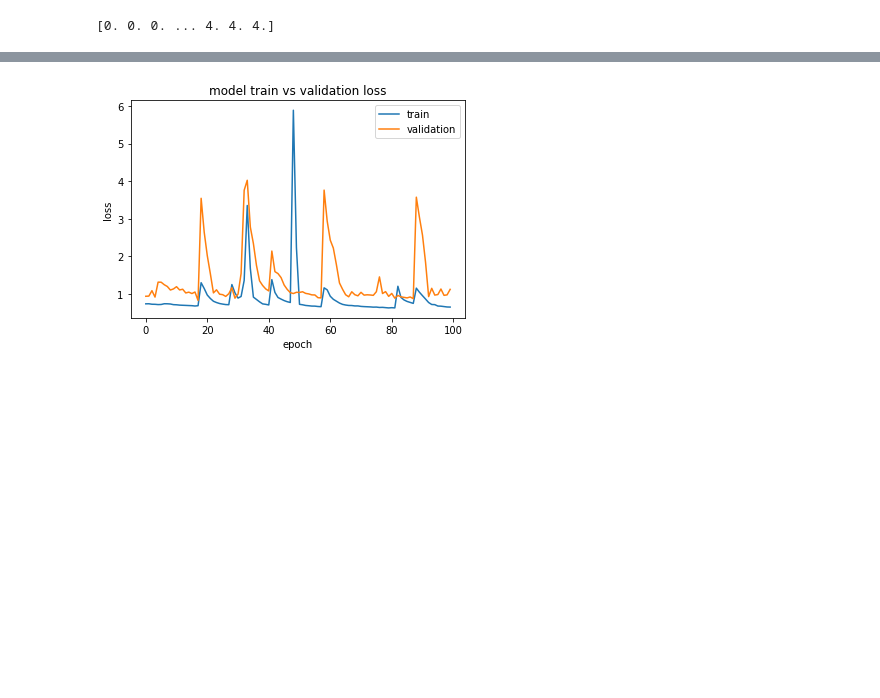
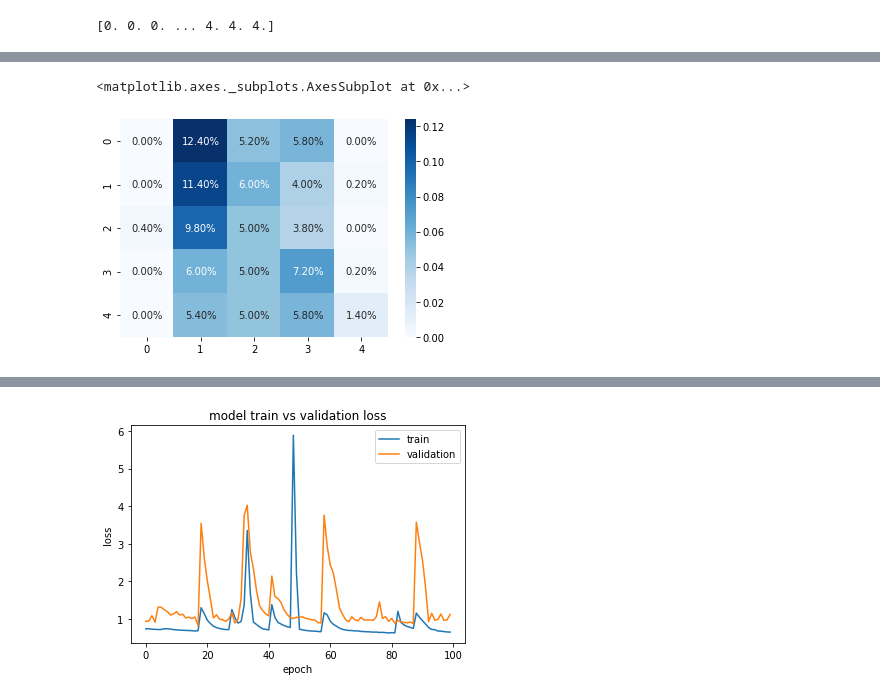
Before and after one commit to Syed-Osama-Hussain/Imagined-Speech-Prediction-from-EEG, a Jupyter notebook: Combined_matrices_model.ipynb, the cells around one changed output, grey strips where cells are left out. Saved outputs shown, nothing was run; the diff lists cells and outputs as text; code cells hidden in the pictures; blank space fills up the shorter version.

Commit message:
Add stacked model

```diff
--- a/Combined_matrices_model.ipynb
+++ b/Combined_matrices_model.ipynb
@@ -94,3 +88,18 @@ print(labels.shape,labels)
  [0. 0. 0. 0. 1.]
  [0. 0. 0. 0. 1.]
  [0. 0. 0. 0. 1.]]
+# %%
+visible = Input(shape=(60,60))
+cov1 = Conv1D(filters=60, kernel_size=2, activation="relu")(visible)
+dropout1 = Dropout(0.25)(cov1)
+cov2 = Conv1D(filters=60, kernel_size=4, activation="relu")(dropout1)
+dropout2 = Dropout(0.5)(cov2)
+newShape = Reshape((56,60), name='newReshape')(dropout2)
+f1 = Flatten()(newShape)
+d1 = Dense(120, activation='relu')(f1)
+d2 = Dense(120, activation='relu')(d1)
+output = Dense(5, activation='softmax')(d2)
+model = Model(inputs=visible, outputs=output)
+model.summary()
+optimizer = Adam(learning_rate=0.00001)
+model.compile(optimizer=optimizer, loss='categorical_crossentropy', metrics=['accuracy'])
@@ -96,0 +124,7 @@ print(labels.shape,labels)
+# %%
+data, labels = shuffle(data, labels)
+divide_percent = int(len(data)*0.2)
+y_test = labels[0:divide_percent]
+x_test = data[0:divide_percent]
+train_data = data[divide_percent:len(data)]
+train_labels = labels[divide_percent:len(labels)]
@@ -96,0 +135,3 @@ print(labels.shape,labels)
+# %%
+train_data, train_labels = shuffle(train_data, train_labels)
+model.fit(train_data,train_labels,validation_data=(x_test,y_test),batch_size=64,epochs=100,verbose=1)
@@ -96,0 +157,3 @@ print(labels.shape,labels)
+# %%
+predictions = model.predict(x_test)
+np.round(predictions)
@@ -96,0 +168,8 @@ print(labels.shape,labels)
+# %%
+rounded_labels = np.argmax(y_test, axis=1)
+rounded_predictions = np.argmax(predictions, axis=1)
+cf = confusion_matrix(rounded_labels,rounded_predictions)  # doctest: +SKIP
+sns.heatmap(cf/np.sum(cf), annot=True, fmt='.2%', cmap='Blues')
+# %% [output]
+<matplotlib.axes._subplots.AxesSubplot at 0x...>
+[figure, added]
```
Also changed, not shown: parts of 39 cells of this notebook.
